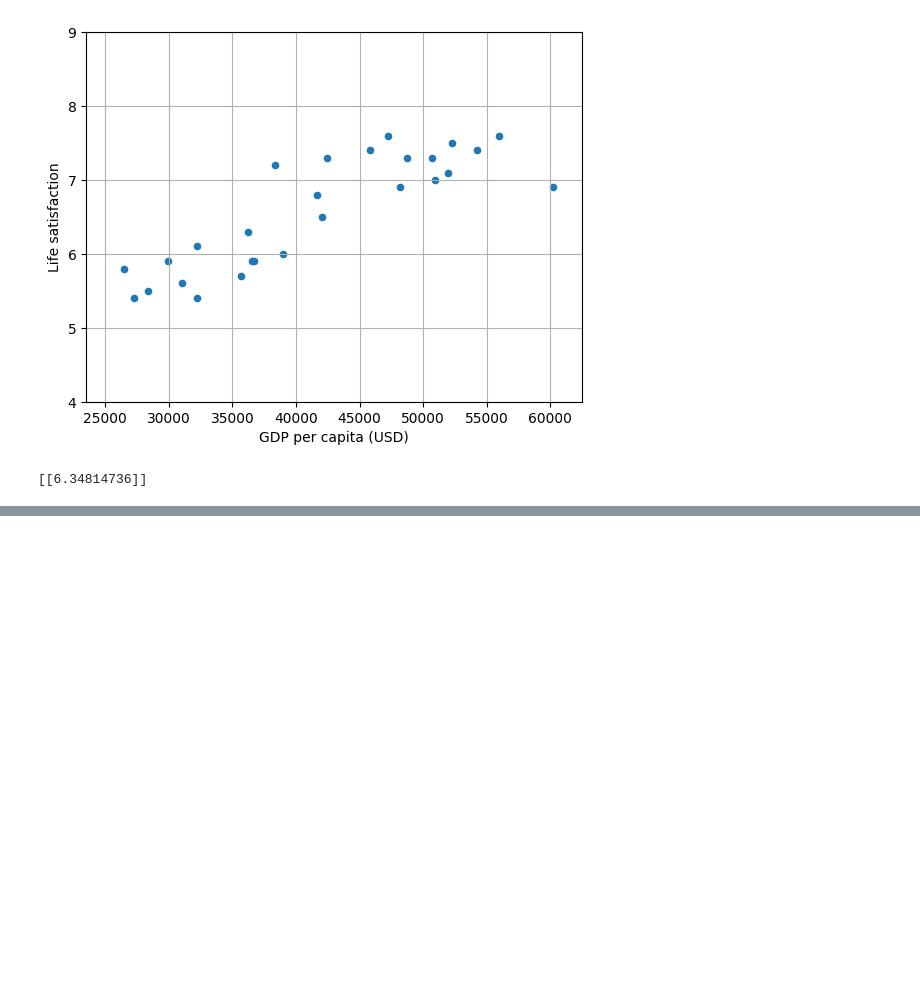
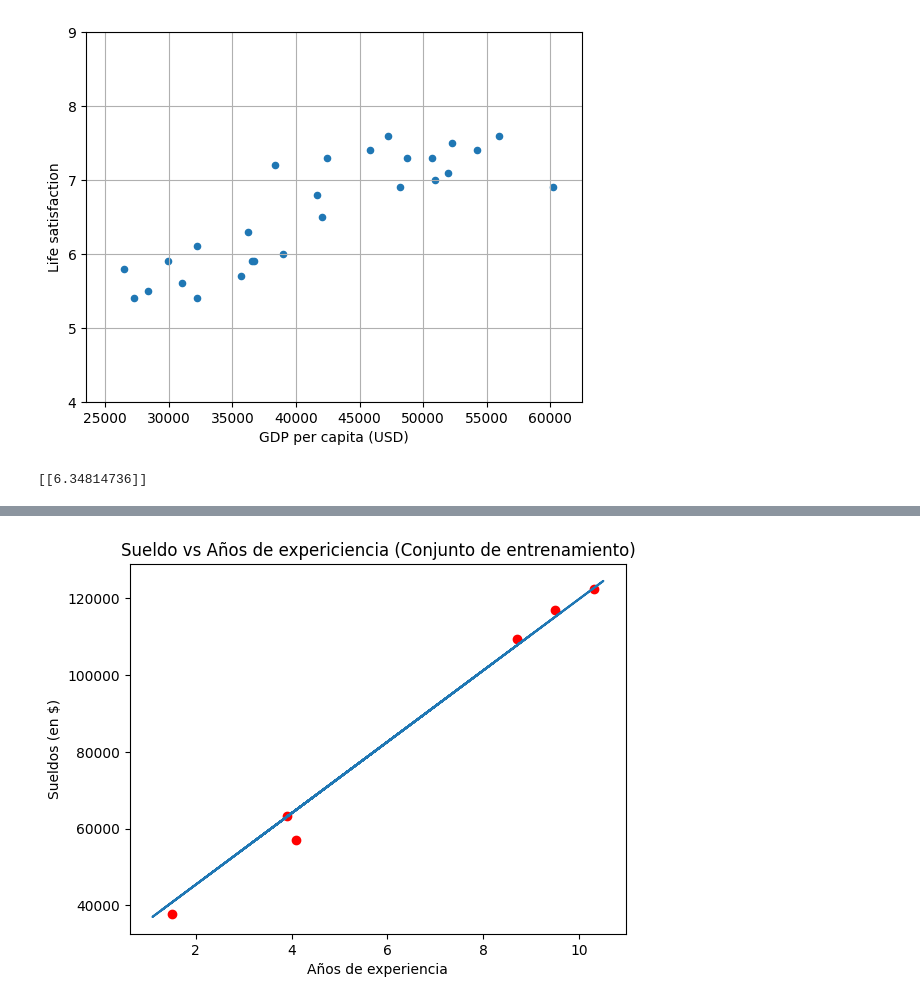
Before and after one commit to faxio/machineLearning, a Jupyter notebook: regresionLineal.ipynb, the cells around one changed output, grey strips where cells are left out. Saved outputs shown, nothing was run; the diff lists cells and outputs as text; code cells hidden in the pictures; blank space fills up the shorter version.

```diff
--- a/regresionLineal.ipynb
+++ b/regresionLineal.ipynb
@@ -144,0 +185,9 @@ print(model.predict(X_new)) # output: [[6.30165767]]
+# %%
+plt.scatter(X_test, y_test, color="red")
+plt.plot(X_train, regresion.predict(X_train))
+plt.title("Sueldo vs Años de expericiencia (Conjunto de entrenamiento)")
+plt.xlabel("Años de experiencia")
+plt.ylabel("Sueldos (en $)")
+plt.show()
+# %% [output]
+[figure, added]
```
Also changed, not shown: parts of 3 cells of this notebook, 6 other files.
